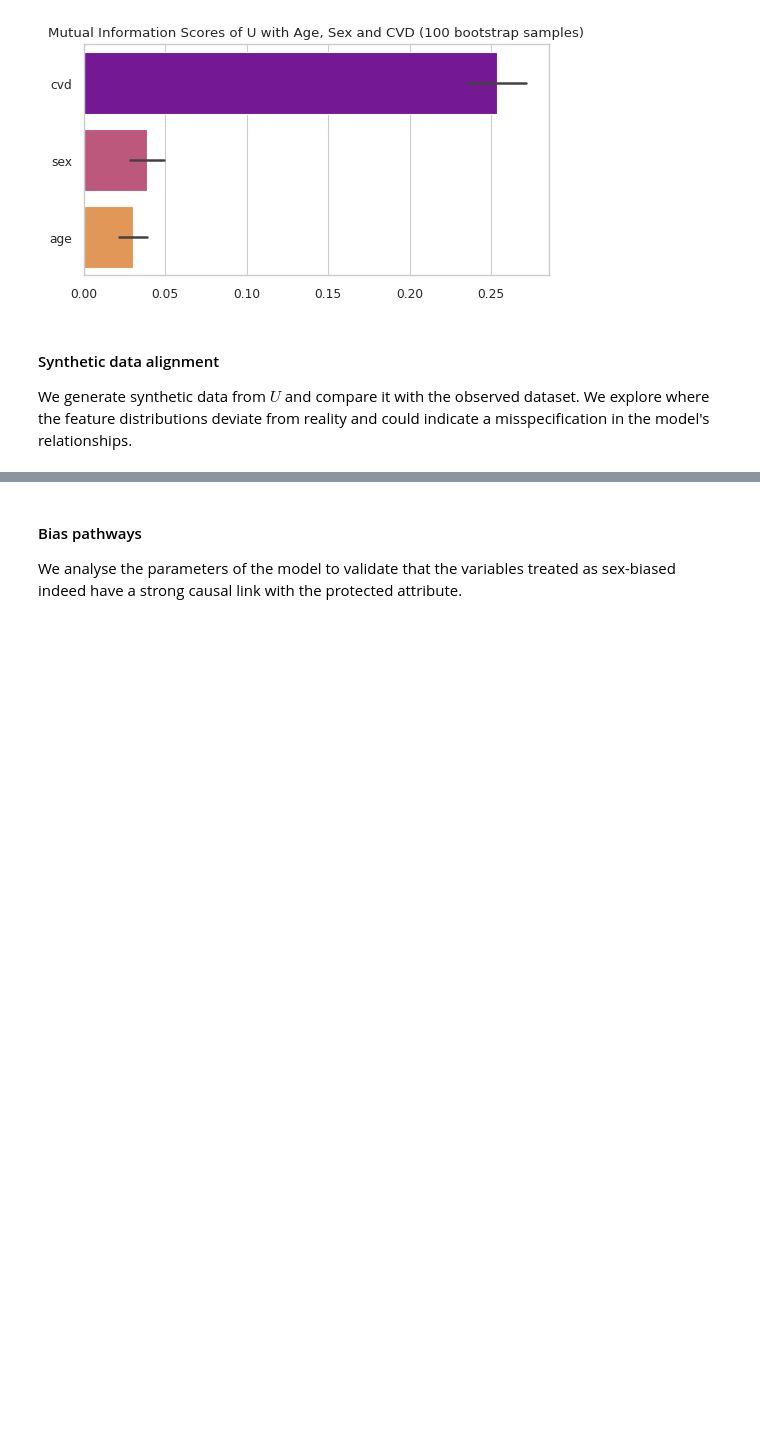
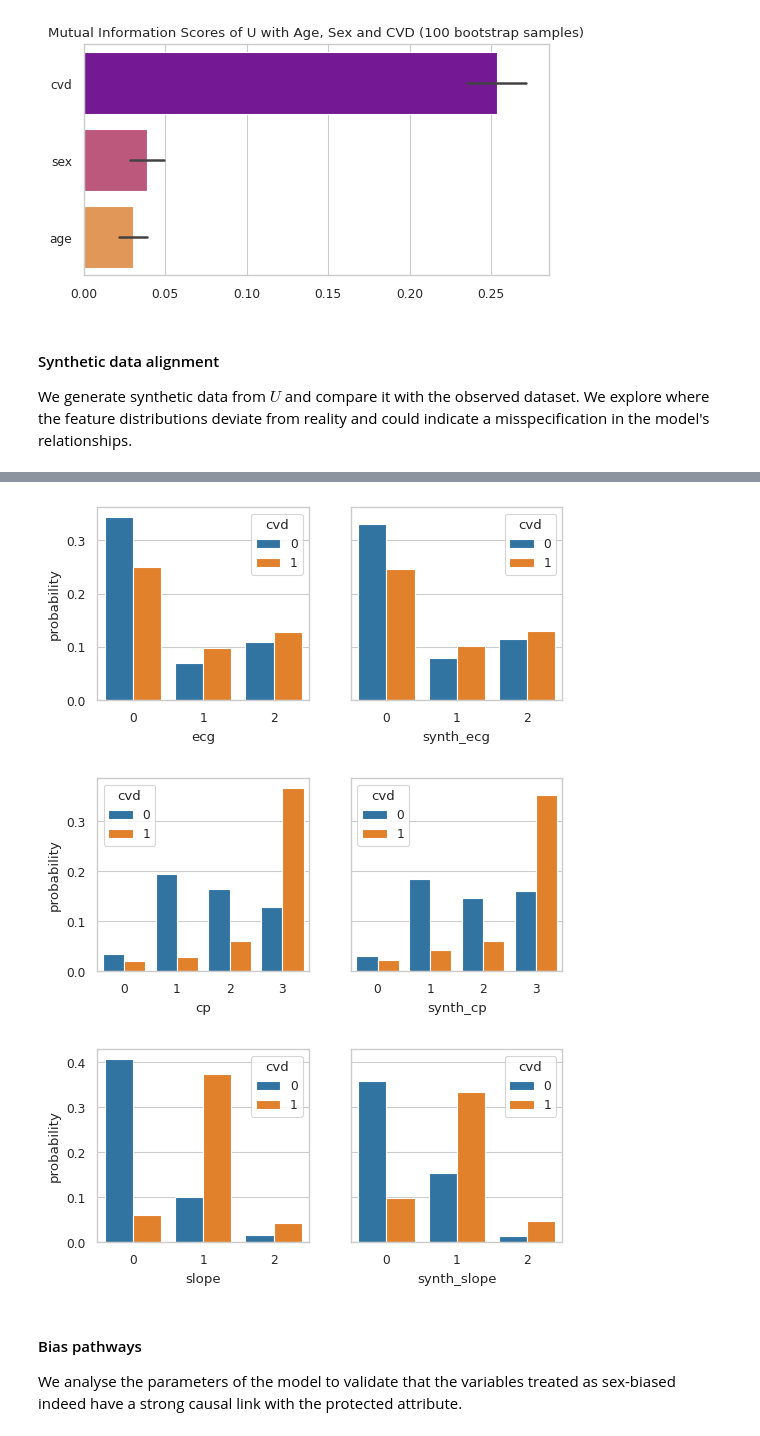
Before and after one commit to LuSyo/Health-ML-Bias-Experiments, a Jupyter notebook: notebooks/02_CAD_counterfactual_fairness.ipynb, the cells around one changed output, grey strips where cells are left out. Saved outputs shown, nothing was run; the diff lists cells and outputs as text; code cells hidden in the pictures; blank space fills up the shorter version.

Commit message:
Apply sampling to create synthetic dataset Compare dist of categorical variables, synth vs original

```diff
--- a/notebooks/02_CAD_counterfactual_fairness.ipynb
+++ b/notebooks/02_CAD_counterfactual_fairness.ipynb
@@ -871,3 +879,23 @@ print(synthetic_heart_disease.head(30))
+# %%
+# Synth categorical variables distributions compared to original variables
+fig, axes = plt.subplots(1,2, figsize=(6, 2.5), sharey=True)
+sns.countplot(heart_disease, x='ecg', stat='probability', ax=axes[0], hue='cvd')
+sns.countplot(synthetic_heart_disease, x='synth_ecg', stat='probability', ax=axes[1], hue='cvd')
+plt.show()
+
+fig, axes = plt.subplots(1,2, figsize=(6, 2.5), sharey=True)
+sns.countplot(heart_disease, x='cp', stat='probability', ax=axes[0], hue='cvd')
+sns.countplot(synthetic_heart_disease, x='synth_cp', stat='probability', ax=axes[1], hue='cvd')
+plt.show()
+
+fig, axes = plt.subplots(1,2, figsize=(6, 2.5), sharey=True)
+sns.countplot(heart_disease, x='slope', stat='probability', ax=axes[0], hue='cvd')
+sns.countplot(synthetic_heart_disease, x='synth_slope', stat='probability', ax=axes[1], hue='cvd')
+plt.show()
+# %% [output]
+[figure, added]
+[figure, added]
+[figure, added]
 # %% [markdown]
 #### Bias pathways
 We analyse the parameters of the model to validate that the variables treated as sex-biased indeed have a strong causal link with the protected attribute.
```
Also changed, not shown: parts of 6 cells of this notebook.
